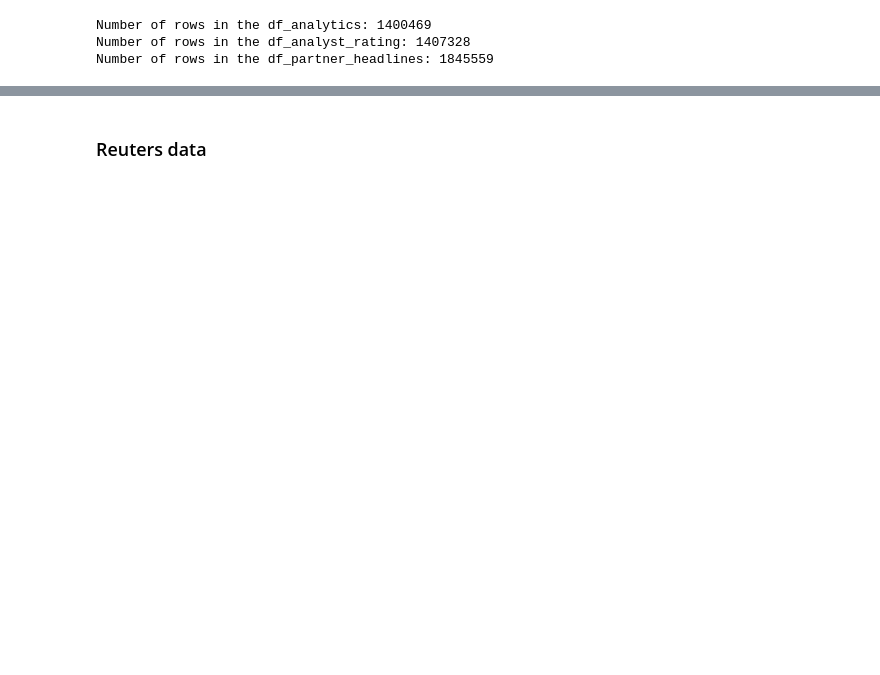
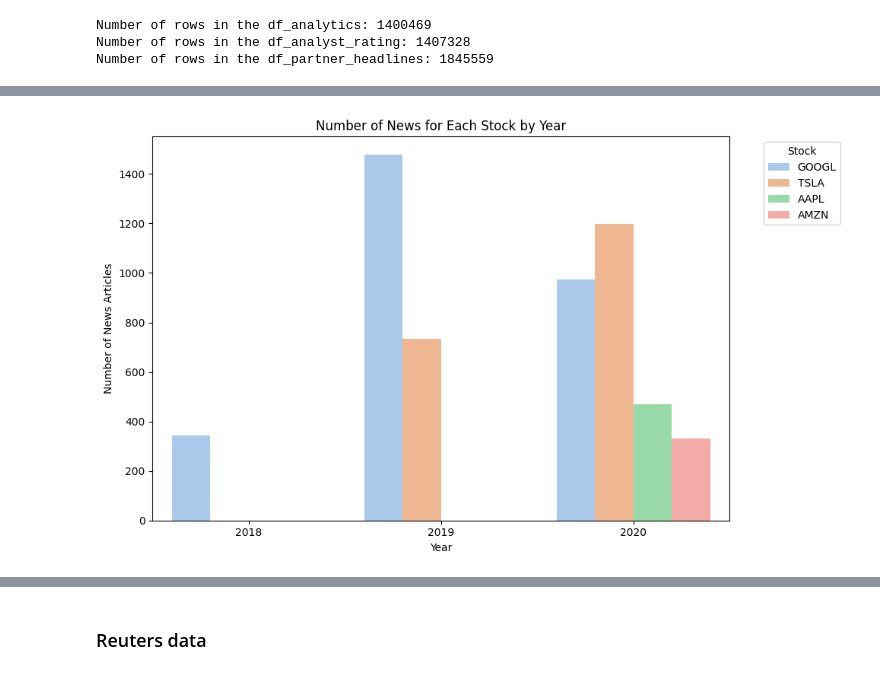
Before and after one commit to sohamthirty/Stock-Price-Prediction-with-Sentiment-Analysis, a Jupyter notebook: Financial_news.ipynb, the cells around one changed output, grey strips where cells are left out. Saved outputs shown, nothing was run; the diff lists cells and outputs as text; code cells hidden in the pictures; blank space fills up the shorter version.

```diff
--- a/Financial_news.ipynb
+++ b/Financial_news.ipynb
@@ -130,0 +172,13 @@ dtype: int64
+# %%
+yearly_stock_counts = filtered_analytics.groupby(['year', 'stock']).size().reset_index(name='count')
+colors = sns.color_palette("pastel")
+plt.figure(figsize=(10, 6))
+sns.barplot(data=yearly_stock_counts, x='year', y='count', hue='stock', palette=colors)
+plt.xlabel('Year')
+plt.ylabel('Number of News Articles')
+plt.title('Number of News for Each Stock by Year')
+plt.legend(title='Stock', bbox_to_anchor=(1.05, 1), loc='upper left')
+plt.xticks(rotation=0)
+plt.tight_layout()
+# %% [output]
+[figure, added]
```
Also changed, not shown: parts of 16 cells of this notebook.
